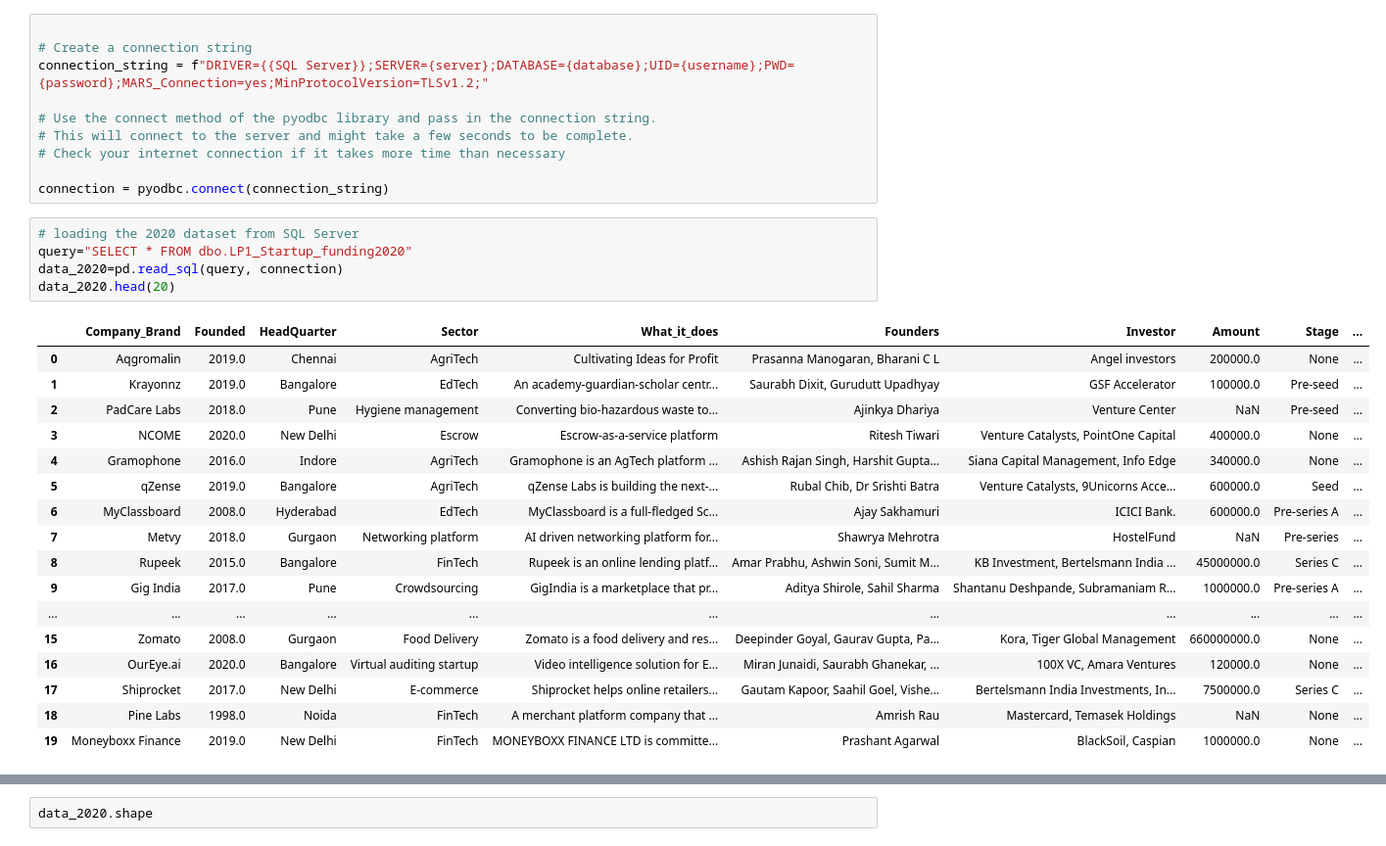
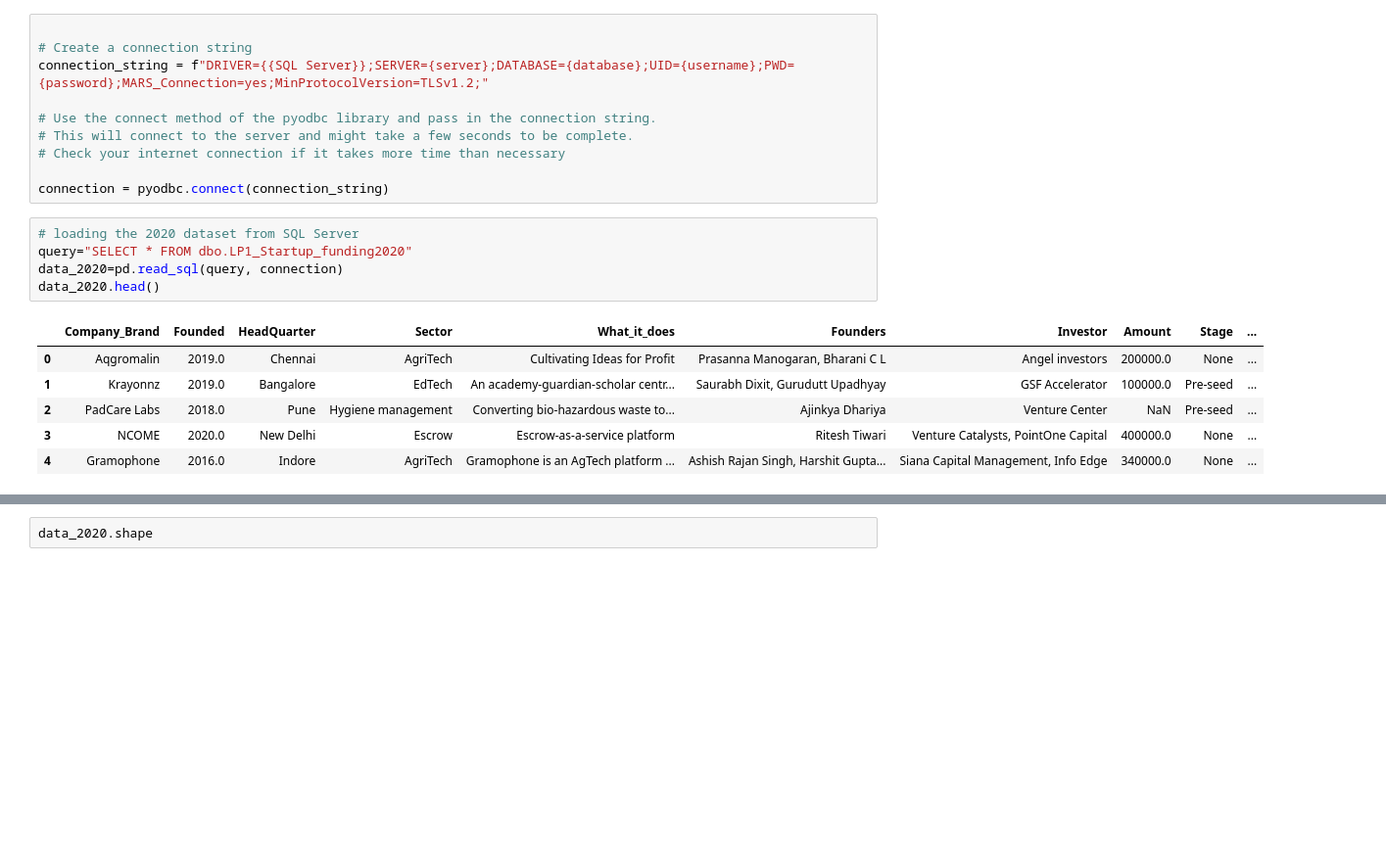
Before and after one commit to zeemanzak/Hypothesis-Testing-and-Eda-on-Indian-Startups-Ecosystem, a Jupyter notebook: notebooks/main.ipynb, the cells around one changed output, grey strips where cells are left out. Shown at 98% size. Drawn from its saved outputs; the diff is of its cells as text; blank space fills up the shorter version.

```diff
--- a/notebooks/main.ipynb
+++ b/notebooks/main.ipynb
@@ -120,26 +111,15 @@ connection = pyodbc.connect(connection_string)
 # %%
 # loading the 2020 dataset from SQL Server
 query="SELECT * FROM dbo.LP1_Startup_funding2020"
 data_2020=pd.read_sql(query, connection)
-data_2020.head(20)
+data_2020.head()
 # %% [output]
 |  | Company_Brand | Founded | HeadQuarter | Sector | What_it_does | Founders | Investor | Amount | Stage | ... |
 | 0 | Aqgromalin | 2019.0 | Chennai | AgriTech | Cultivating Ideas for Profit | Prasanna Manogaran, Bharani C L | Angel investors | 200000.0 | None | ... |
 | 1 | Krayonnz | 2019.0 | Bangalore | EdTech | An academy-guardian-scholar centr... | Saurabh Dixit, Gurudutt Upadhyay | GSF Accelerator | 100000.0 | Pre-seed | ... |
 | 2 | PadCare Labs | 2018.0 | Pune | Hygiene management | Converting bio-hazardous waste to... | Ajinkya Dhariya | Venture Center | NaN | Pre-seed | ... |
 | 3 | NCOME | 2020.0 | New Delhi | Escrow | Escrow-as-a-service platform | Ritesh Tiwari | Venture Catalysts, PointOne Capital | 400000.0 | None | ... |
 | 4 | Gramophone | 2016.0 | Indore | AgriTech | Gramophone is an AgTech platform ... | Ashish Rajan Singh, Harshit Gupta... | Siana Capital Management, Info Edge | 340000.0 | None | ... |
-| 5 | qZense | 2019.0 | Bangalore | AgriTech | qZense Labs is building the next-... | Rubal Chib, Dr Srishti Batra | Venture Catalysts, 9Unicorns Acce... | 600000.0 | Seed | ... |
-| 6 | MyClassboard | 2008.0 | Hyderabad | EdTech | MyClassboard is a full-fledged Sc... | Ajay Sakhamuri | ICICI Bank. | 600000.0 | Pre-series A | ... |
-| 7 | Metvy | 2018.0 | Gurgaon | Networking platform | AI driven networking platform for... | Shawrya Mehrotra | HostelFund | NaN | Pre-series | ... |
-| 8 | Rupeek | 2015.0 | Bangalore | FinTech | Rupeek is an online lending platf... | Amar Prabhu, Ashwin Soni, Sumit M... | KB Investment, Bertelsmann India ... | 45000000.0 | Series C | ... |
-| 9 | Gig India | 2017.0 | Pune | Crowdsourcing | GigIndia is a marketplace that pr... | Aditya Shirole, Sahil Sharma | Shantanu Deshpande, Subramaniam R... | 1000000.0 | Pre-series A | ... |
-| ... | ... | ... | ... | ... | ... | ... | ... | ... | ... | ... |
-| 15 | Zomato | 2008.0 | Gurgaon | Food Delivery | Zomato is a food delivery and res... | Deepinder Goyal, Gaurav Gupta, Pa... | Kora, Tiger Global Management | 660000000.0 | None | ... |
-| 16 | OurEye.ai | 2020.0 | Bangalore | Virtual auditing startup | Video intelligence solution for E... | Miran Junaidi, Saurabh Ghanekar, ... | 100X VC, Amara Ventures | 120000.0 | None | ... |
-| 17 | Shiprocket | 2017.0 | New Delhi | E-commerce | Shiprocket helps online retailers... | Gautam Kapoor, Saahil Goel, Vishe... | Bertelsmann India Investments, In... | 7500000.0 | Series C | ... |
-| 18 | Pine Labs | 1998.0 | Noida | FinTech | A merchant platform company that ... | Amrish Rau | Mastercard, Temasek Holdings | NaN | None | ... |
-| 19 | Moneyboxx Finance | 2019.0 | New Delhi | FinTech | MONEYBOXX FINANCE LTD is committe... | Prashant Agarwal | BlackSoil, Caspian | 1000000.0 | None | ... |
 # %%
 # check some of the information of the data1
 data_2020.info()
```
Also changed, not shown: parts of 77 cells of this notebook.
